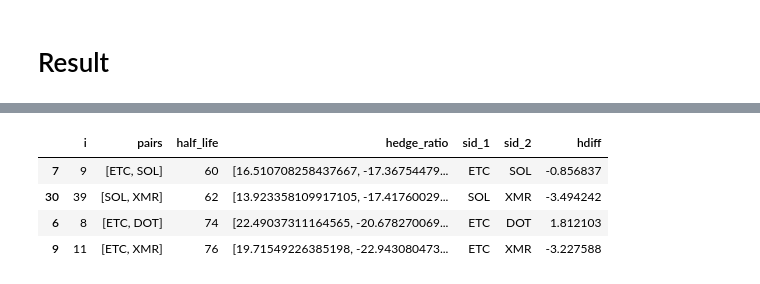
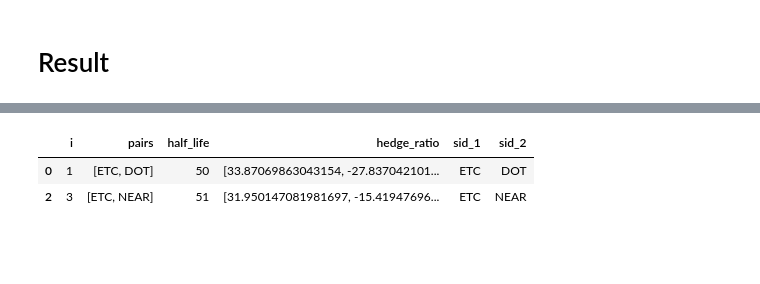
Before and after one commit to beannguyen/crypto-pair-trading, a Jupyter notebook: src/research/Live Test Crypto Pair Trading with Johansen Test.ipynb, the cells around one changed output, grey strips where cells are left out. Drawn from its saved outputs; the diff is of its cells as text; code cells hidden in the pictures; blank space fills up the shorter version.

```diff
--- a/src/research/Live Test Crypto Pair Trading with Johansen Test.ipynb
+++ b/src/research/Live Test Crypto Pair Trading with Johansen Test.ipynb
@@ -23,14 +23,14 @@ plt.ioff()
 API_BASE = 'https://fapi.binance.com/fapi/v1/'
 # DATA_PATH = '/mnt/c/Users/vmodg/source/repos/BeanRepos/crypto-pair-trading/data/'
 DATA_PATH = '/mnt/d/Working/PersonalProjects/Trading/trading-agent/crypto-pair-trading/data/crypto/'
-TIMEFRAME = '1d'
-lookback = 365
+# TIMEFRAME = '1d'
+# lookback = 365
 
 TIMEFRAME = '1h'
 lookback = 30*4
 
-TIMEFRAME = '15m'
-lookback = 30*4
+# TIMEFRAME = '15m'
+# lookback = 30*4
 # %%
 
 
@@ -182,7 +182,7 @@ data = []
 start_time = datetime.utcnow() - timedelta(days=lookback)
 
 for symbol in symbols:
-    df = pd.read_csv(f'{DATA_PATH}/{TIMEFRAME}/{symbol}-USDT.csv', parse_dates=['open_time'], index_col=['open_time'])
+    df = pd.read_csv(f'{DATA_PATH}{TIMEFRAME}/{symbol}-USDT.csv', parse_dates=['open_time'], index_col=['open_time'])
     df = df[df.index >= start_time].copy()
     # print('start time', df.index[-1].to_pydatetime())
 
@@ -350,15 +368,14 @@ if len(stationary_df) > 0:
 stationary_df.to_csv(f'stationary_df_{TIMEFRAME}.csv', index=False)
 # stationary_df
 # %%
-# ignored_symbols = ['LTC', 'AVAX', 'ETC', 'XMR']
-ignored_symbols= []
+ignored_symbols = ['LINK', 'ADA', 'AVAX', 'XMR']
+# ignored_symbols= []
 mask = ~(stationary_df['sid_1'].isin(ignored_symbols) | stationary_df['sid_2'].isin(ignored_symbols))
 filtered_df = stationary_df[mask]
-filtered_df['hdiff'] = filtered_df['hedge_ratio'].apply(lambda x: np.sum(x))
-filtered_df.query('abs(hdiff) <= 4')
+# filtered_df['hdiff'] = filtered_df['hedge_ratio'].apply(lambda x: np.sum(x))
+# filtered_df.query('abs(hdiff) <= 10')
+filtered_df
 # %% [output]
-|  | i | pairs | half_life | hedge_ratio | sid_1 | sid_2 | hdiff |
-| 7 | 9 | [ETC, SOL] | 60 | [16.510708258437667, -17.36754479... | ETC | SOL | -0.856837 |
-| 30 | 39 | [SOL, XMR] | 62 | [13.923358109917105, -17.41760029... | SOL | XMR | -3.494242 |
-| 6 | 8 | [ETC, DOT] | 74 | [22.49037311164565, -20.678270069... | ETC | DOT | 1.812103 |
-| 9 | 11 | [ETC, XMR] | 76 | [19.71549226385198, -22.943080473... | ETC | XMR | -3.227588 |
+|  | i | pairs | half_life | hedge_ratio | sid_1 | sid_2 |
+| 0 | 1 | [ETC, DOT] | 50 | [33.87069863043154, -27.837042101... | ETC | DOT |
+| 2 | 3 | [ETC, NEAR] | 51 | [31.950147081981697, -15.41947696... | ETC | NEAR |
```
Also changed, not shown: parts of 3 cells of this notebook, 10 other files.
